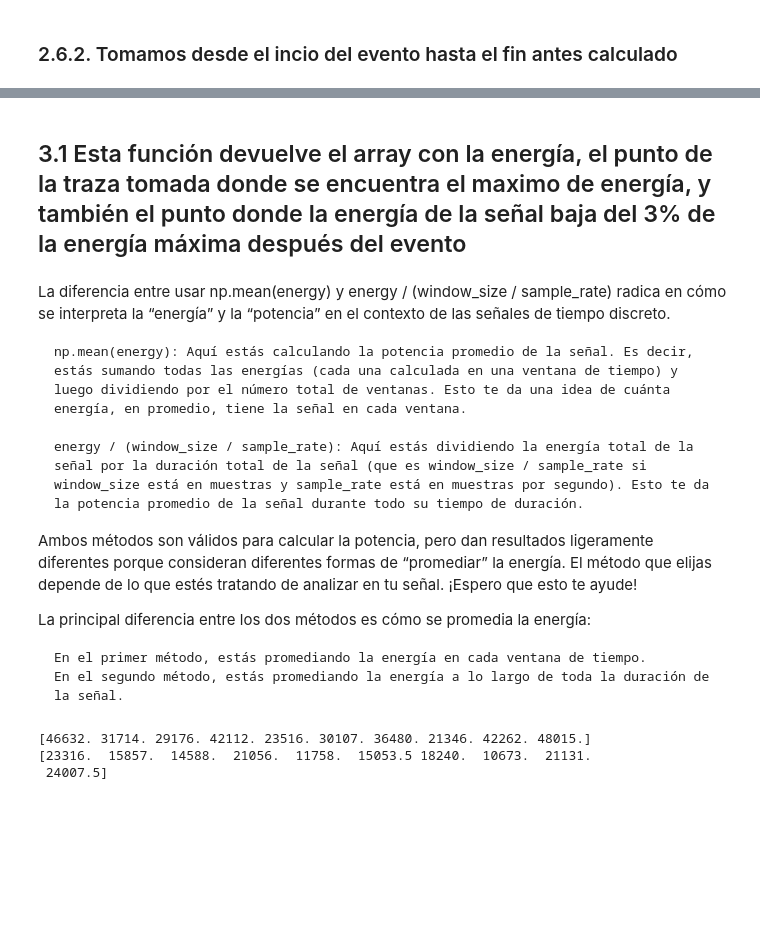
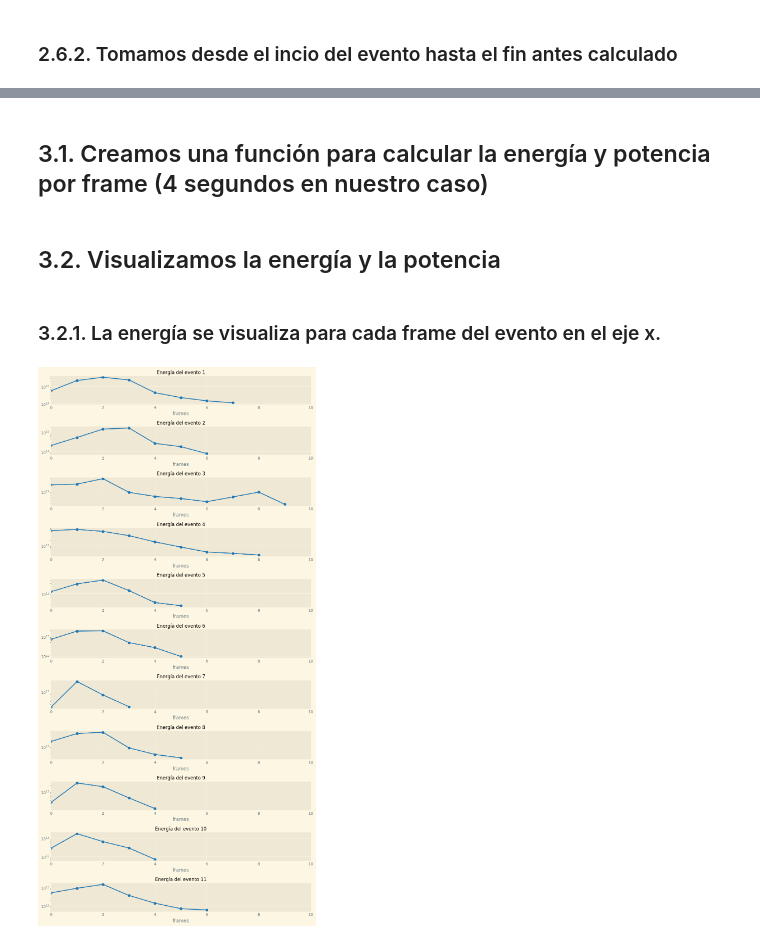
Before and after one commit to simonvidal99/Trigger, a Jupyter notebook: energy.ipynb, the cells around one changed output, grey strips where cells are left out. Cells and saved outputs as stored; diff of their text form; code cells hidden in the pictures; blank space fills up the shorter version.

```diff
--- a/energy.ipynb
+++ b/energy.ipynb
@@ -476,33 +479,5 @@ plt.show()
-# %% [markdown]
-## 3.1 Esta función devuelve el array con la energía, el punto de la traza tomada donde se encuentra el maximo de energía, y también el punto donde la energía de la señal baja del 3% de la energía máxima después del evento
-# %% [markdown]
-La diferencia entre usar np.mean(energy) y energy / (window_size / sample_rate) radica en cómo se interpreta la “energía” y la “potencia” en el contexto de las señales de tiempo discreto.
-
-    np.mean(energy): Aquí estás calculando la potencia promedio de la señal. Es decir, estás sumando todas las energías (cada una calculada en una ventana de tiempo) y luego dividiendo por el número total de ventanas. Esto te da una idea de cuánta energía, en promedio, tiene la señal en cada ventana.
-
-    energy / (window_size / sample_rate): Aquí estás dividiendo la energía total de la señal por la duración total de la señal (que es window_size / sample_rate si window_size está en muestras y sample_rate está en muestras por segundo). Esto te da la potencia promedio de la señal durante todo su tiempo de duración.
-
-Ambos métodos son válidos para calcular la potencia, pero dan resultados ligeramente diferentes porque consideran diferentes formas de “promediar” la energía. El método que elijas depende de lo que estés tratando de analizar en tu señal. ¡Espero que esto te ayude!
-
-La principal diferencia entre los dos métodos es cómo se promedia la energía:
-
-    En el primer método, estás promediando la energía en cada ventana de tiempo.
-    En el segundo método, estás promediando la energía a lo largo de toda la duración de la señal.
-# %%
-
-np.random.seed(42)
-data = np.random.randint(1, 101, size=100)
-window_size = 10
-sample_rate = 5
-
-energy = np.convolve(data**2, np.ones(window_size), mode='valid')[::window_size]
-print(energy)
-power = energy / (window_size / sample_rate)
-print(power)
-# %% [output]
-[46632. 31714. 29176. 42112. 23516. 30107. 36480. 21346. 42262. 48015.]
-[23316.  15857.  14588.  21056.  11758.  15053.5 18240.  10673.  21131.
- 24007.5]
+# %% [markdown]
+## 3.1. Creamos una función para calcular la energía y potencia por frame (4 segundos en nuestro caso)
 # %%
 def energy_power(signal, window_size = 160, sample_rate = 40, hop_lenght = 160):
 
@@ -523,17 +498,28 @@ def energy_power(signal, window_size = 160, sample_rate = 40, hop_lenght = 160):
     return energy, power
 # %%
 energy_events, power_events = zip(*[energy_power(st.data) for st in sliced_traces])
+# %% [markdown]
+## 3.2. Visualizamos la energía y la potencia
+# %% [markdown]
+### 3.2.1. La energía se visualiza para cada frame del evento en el eje x.
 # %%
-# # Crear una figura para los gráficos
-#plt.figure(figsize=(15, 25))
+# Crear una figura para los gráficos
+plt.figure(figsize=(10, 20))
 
-# # Graficar la energía de cada evento
-# for i, energ in enumerate(energies_events, start=1):
-#     plt.subplot(len(energies_events), 1, i)
-#     plt.plot(energ)
-#     plt.title(f'Energía del evento {i}')
-#     plt.tight_layout()
+# Encontrar la longitud máxima en energy_events
+max_len = max(len(energ) for energ in energy_events)
 
-# # Mostrar los gráficos
-# print(len(sliced_traces[0].data))
-# plt.show()
+# Graficar la energía de cada evento
+for i, energ in enumerate(energy_events, start=1):
+    plt.subplot(len(energy_events), 1, i)
+    plt.plot(energ, 'o-')  # Añadir marcadores a la línea
+    plt.yscale('log')  # Cambiar a escala logar
+    plt.title(f'Energía del evento {i}', size = 12)
+    plt.xlim(0, max_len)  # Establecer la misma longitud del eje x para todos
+    plt.xlabel('frames')  # Añadir leyenda al eje x
+    plt.tight_layout()
+
+# Mostrar los gráficos
+plt.show()
+# %% [output]
+[figure, added]
```
Also changed, not shown: parts of 20 cells of this notebook.
